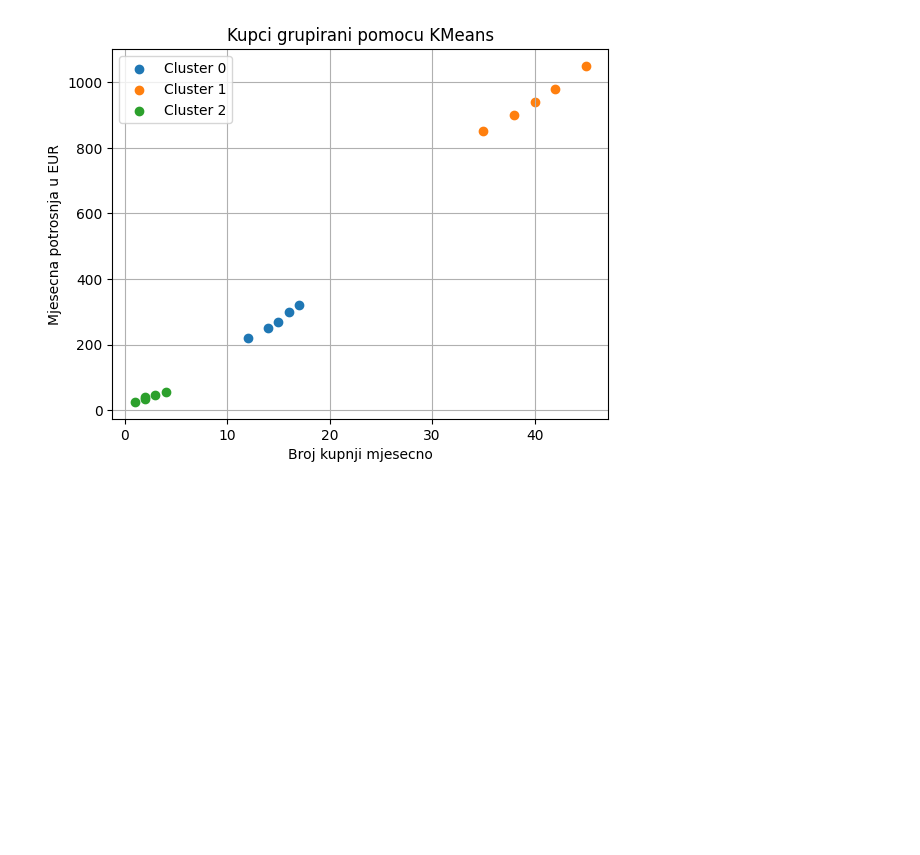
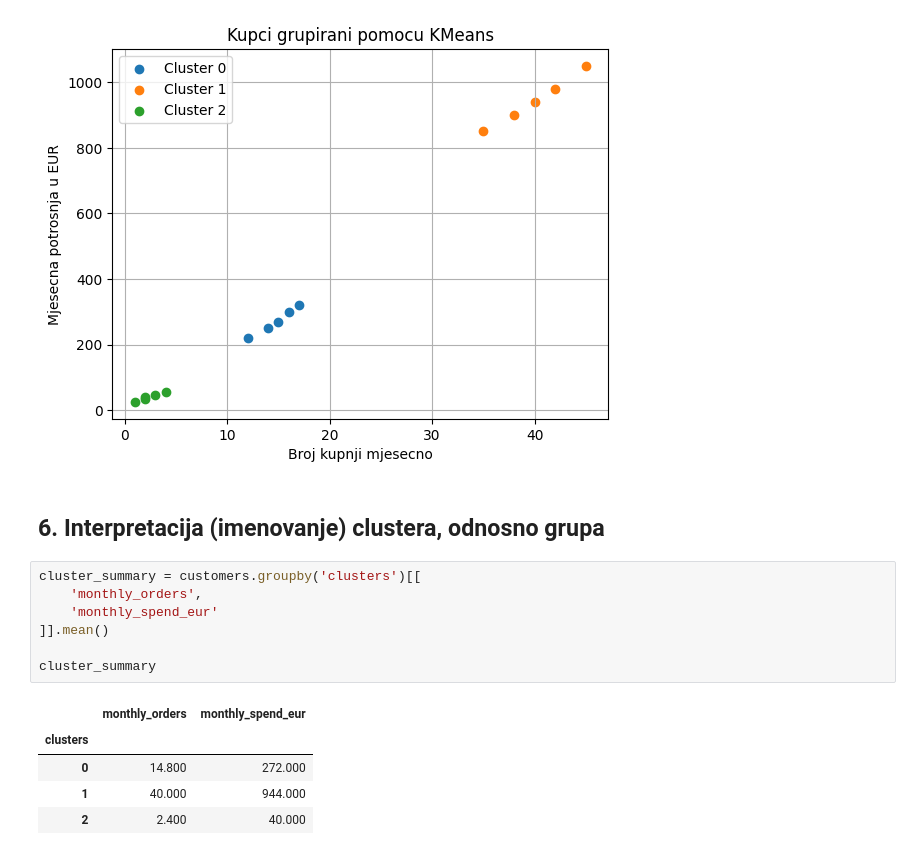
Before and after one commit to python-developer-algebra-klujic/pyds-ponavljanje, a Jupyter notebook: 15_Clustering.ipynb, the cells around one changed output. Drawn from its saved outputs; the diff is of its cells as text; blank space fills up the shorter version.

```diff
--- a/15_Clustering.ipynb
+++ b/15_Clustering.ipynb
@@ -119,3 +121,18 @@ plt.grid(True)
 plt.show()
 # %% [output]
 [figure]
+# %% [markdown]
+## 6. Interpretacija (imenovanje) clustera, odnosno grupa
+# %%
+cluster_summary = customers.groupby('clusters')[[
+    'monthly_orders',
+    'monthly_spend_eur'
+]].mean()
+
+cluster_summary
+# %% [output]
+|  | monthly_orders | monthly_spend_eur |
+| clusters |  |  |
+| 0 | 14.800 | 272.000 |
+| 1 | 40.000 | 944.000 |
+| 2 | 2.400 | 40.000 |
```
Also changed, not shown: parts of 2 cells of this notebook.
